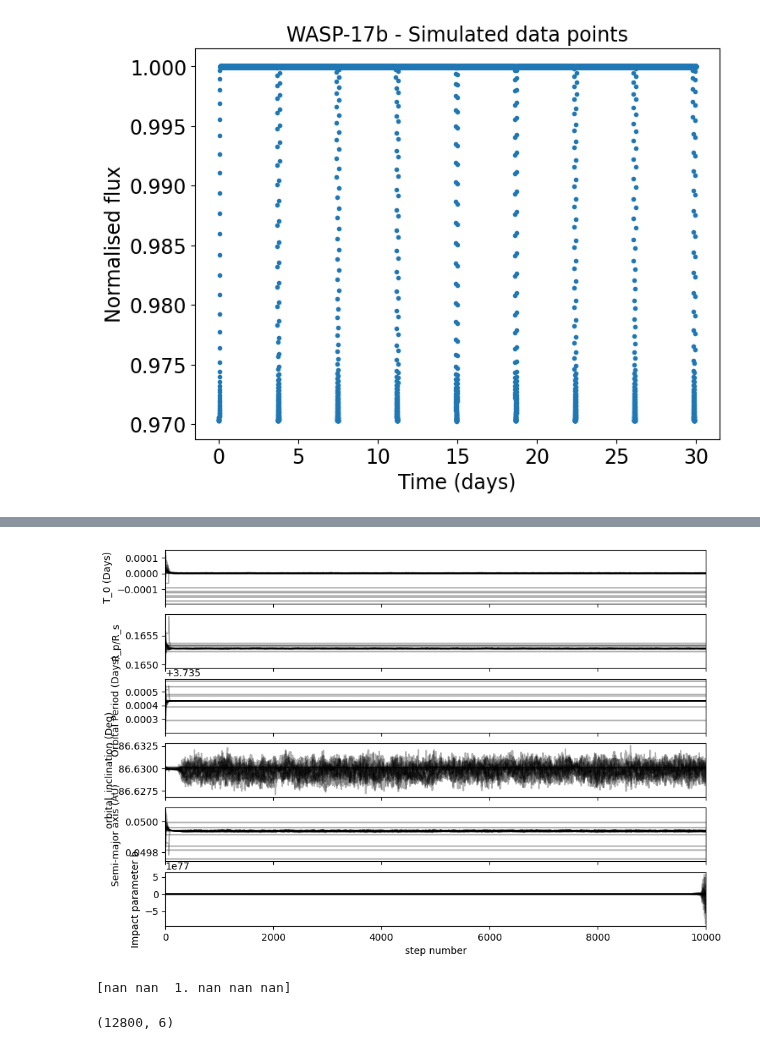
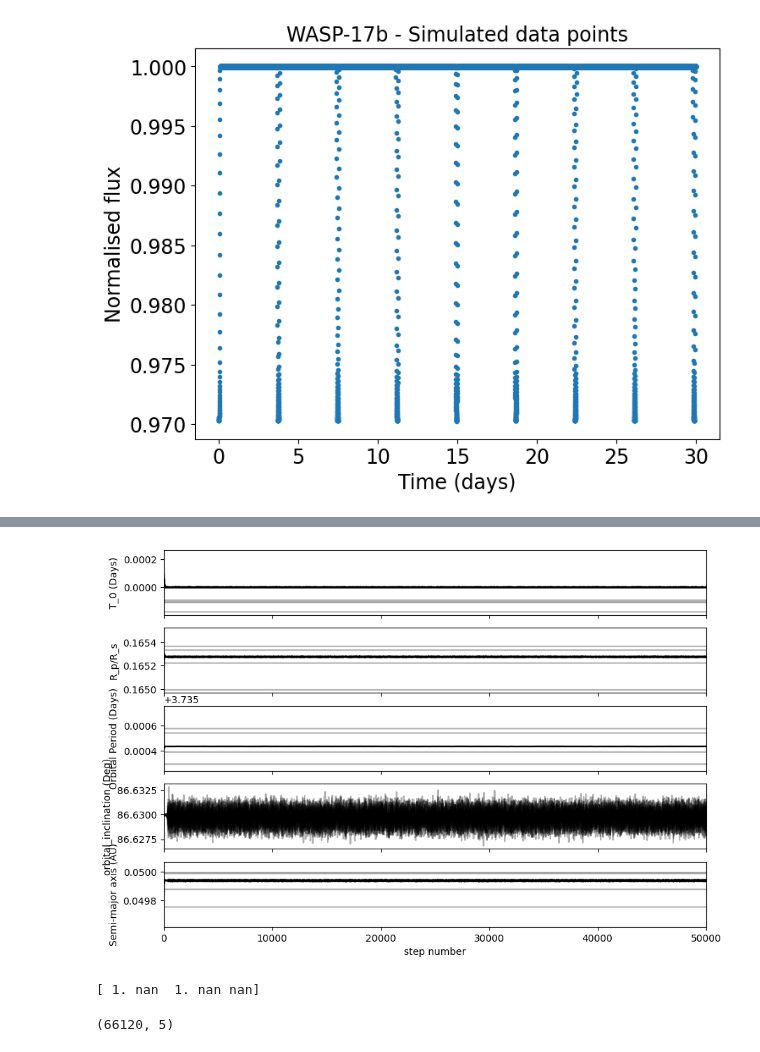
Before and after one commit to hrwakeford/MSci2022_TESS, a Jupyter notebook: Transit_fitting_model/mult_transit_v2/wasp_17b.ipynb, the cells around one changed output, grey strips where cells are left out. Cells and saved outputs as stored; diff of their text form; code cells hidden in the pictures.

Commit message:
+samples, tau, corner / not emcee working properly v2

```diff
--- a/Transit_fitting_model/mult_transit_v2/wasp_17b.ipynb
+++ b/Transit_fitting_model/mult_transit_v2/wasp_17b.ipynb
@@ -154,7 +154,7 @@ def log_likelihood(prior_params, true_flux, yerrs):
     -------
 
     """
-    T_0, R_planet_stellar, orbital_period, orbital_inclination, semi_major_axis, impact_parameter = prior_params
+    T_0, R_planet_stellar, orbital_period, orbital_inclination, semi_major_axis = prior_params
 
     guess_params.t0 = T_0
     guess_params.rp = R_planet_stellar
@@ -183,7 +183,7 @@ def log_prior(prior_params):
     -------
 
     """
-    T_0, R_planet_stellar, orbital_period, orbital_inclination, semi_major_axis, impact_parameter = prior_params
+    T_0, R_planet_stellar, orbital_period, orbital_inclination, semi_major_axis = prior_params
 
     P = 0.0
     if (T_0 < 0) or (T_0 > 0.5):
@@ -217,9 +217,9 @@ def log_prob(prior_params, true_flux, yerrs):
     return log_likelihood(prior_params, true_flux, yerrs) + lp
 # %%
 true_impact_parameter = np.cos(np.radians(params.inc)) * semi_major_axis_in_stellar_radii(true_semi_major_axis, true_R_star)
-guess = [params.t0, params.rp, params.per, params.inc, true_semi_major_axis, true_impact_parameter]
+guess = [params.t0, params.rp, params.per, params.inc, true_semi_major_axis]
 # %%
-pos = guess + 1E-4 * np.random.randn(20, 6)
+pos = guess + 1E-4 * np.random.randn(20, 5)
 
 nwalkers, ndim = pos.shape
 
@@ -230,7 +230,7 @@ backend.reset(nwalkers, ndim)
 with Pool() as pool:
     start_time = time.time()
     sampler = emcee.EnsembleSampler(nwalkers, ndim, log_prob, args=(true_flux, ysigmas), a=2)
-    sampler.run_mcmc(pos, 10000, progress=True)
+    sampler.run_mcmc(pos, 50000, progress=True)
     end_time = time.time()
     execution_time = (end_time - start_time)
     print("Start:       {}".format(time.ctime(int(start_time))))
@@ -243,30 +243,30 @@ Time taken:  365.44 s
 # %%
-fig, axes = plt.subplots(6, figsize=(10, 7), sharex=True)
+fig, axes = plt.subplots(5, figsize=(10, 7), sharex=True)
 samples = sampler.get_chain()
 
 labels = ["T_0 (Days)", "R_p/R_s", "Orbital Period (Days)", "orbital_inclination (Deg)", "Semi-major axis (AU)", "Impact parameter b"]
 
 for i in range(ndim):
     ax = axes[i]
     ax.plot(samples[:, :, i], "k", alpha=0.3)
     ax.set_xlim(0, len(samples))
     ax.set_ylabel(labels[i])
     #ax.yaxis.set_label_coords(-0.1, 0.5)
 
 axes[-1].set_xlabel("step number")
 plt.show()
 # %% [output]
-[figure, old version]
+[figure, new version]
 # %%
 tau = sampler.get_autocorr_time()
 print(tau)
 # %% [output]
-[nan nan  1. nan nan nan]
+[ 1. nan  1. nan nan]
 # %%
 flat_samples = sampler.get_chain(discard=400, thin=15, flat=True)
 print(flat_samples.shape)
 # %% [output]
-(12800, 6)
+(66120, 5)
 # %%
 fig = corner.corner(
     flat_samples, labels=labels)#, truths=[params.inc, true_R_planet, true_semi_major_axis, params.per])
```
Also changed, not shown: parts of 3 cells of this notebook.
